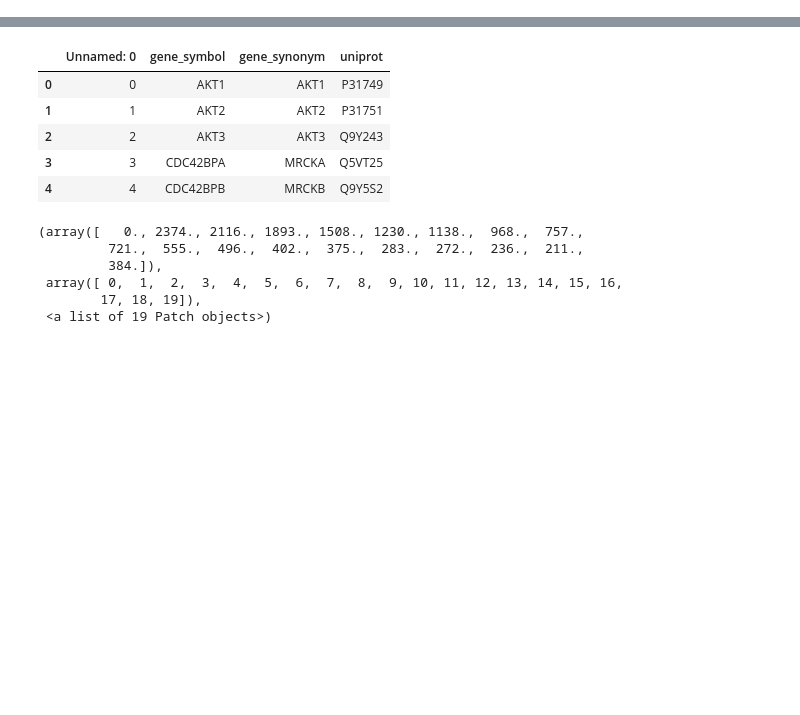
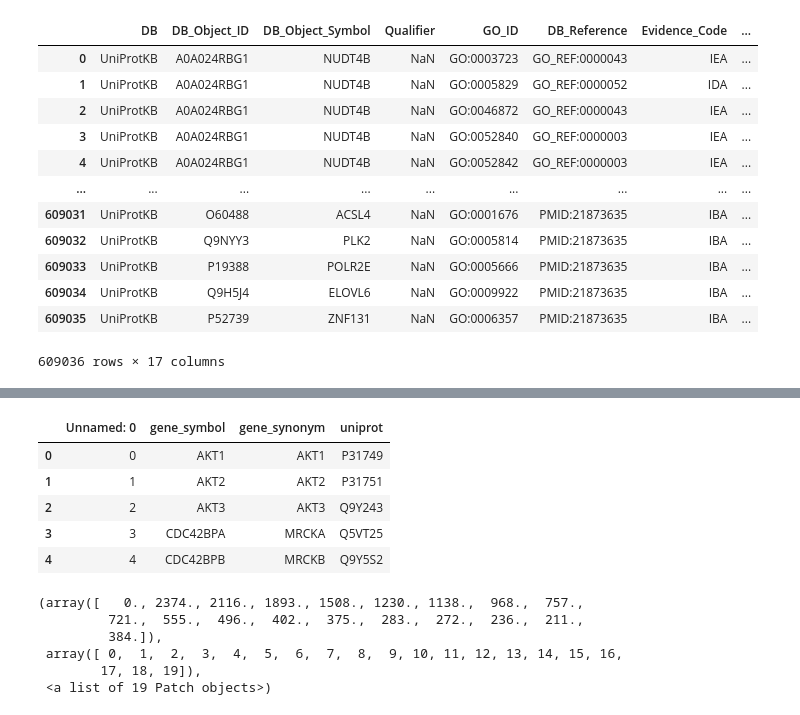
Before and after one commit to ily123/ggid, a Jupyter notebook: onto_scratch.ipynb, the cells around one changed output, grey strips where cells are left out. Cells and saved outputs as stored; diff of their text form; code cells hidden in the pictures; blank space fills up the shorter version.

```diff
--- a/onto_scratch.ipynb
+++ b/onto_scratch.ipynb
@@ -48 +45,17 @@ dtype: float64
+# %%
+anno.annotations
+# %% [output]
+|  | DB | DB_Object_ID | DB_Object_Symbol | Qualifier | GO_ID | DB_Reference | Evidence_Code | ... |
+| 0 | UniProtKB | A0A024RBG1 | NUDT4B | NaN | GO:0003723 | GO_REF:0000043 | IEA | ... |
+| 1 | UniProtKB | A0A024RBG1 | NUDT4B | NaN | GO:0005829 | GO_REF:0000052 | IDA | ... |
+| 2 | UniProtKB | A0A024RBG1 | NUDT4B | NaN | GO:0046872 | GO_REF:0000043 | IEA | ... |
+| 3 | UniProtKB | A0A024RBG1 | NUDT4B | NaN | GO:0052840 | GO_REF:0000003 | IEA | ... |
+| 4 | UniProtKB | A0A024RBG1 | NUDT4B | NaN | GO:0052842 | GO_REF:0000003 | IEA | ... |
+| ... | ... | ... | ... | ... | ... | ... | ... | ... |
+| 609031 | UniProtKB | O60488 | ACSL4 | NaN | GO:0001676 | PMID:21873635 | IBA | ... |
+| 609032 | UniProtKB | Q9NYY3 | PLK2 | NaN | GO:0005814 | PMID:21873635 | IBA | ... |
+| 609033 | UniProtKB | P19388 | POLR2E | NaN | GO:0005666 | PMID:21873635 | IBA | ... |
+| 609034 | UniProtKB | Q9H5J4 | ELOVL6 | NaN | GO:0009922 | PMID:21873635 | IBA | ... |
+| 609035 | UniProtKB | P52739 | ZNF131 | NaN | GO:0006357 | PMID:21873635 | IBA | ... |
+609036 rows × 17 columns
 # %%
```
Also changed, not shown: parts of 23 cells of this notebook, 9 other files.
